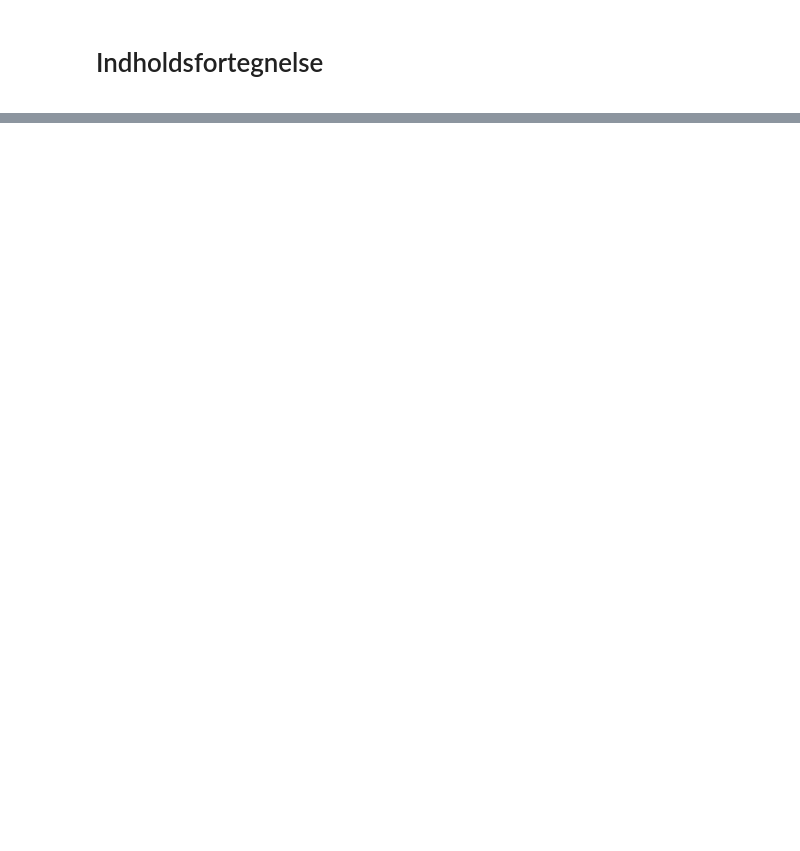
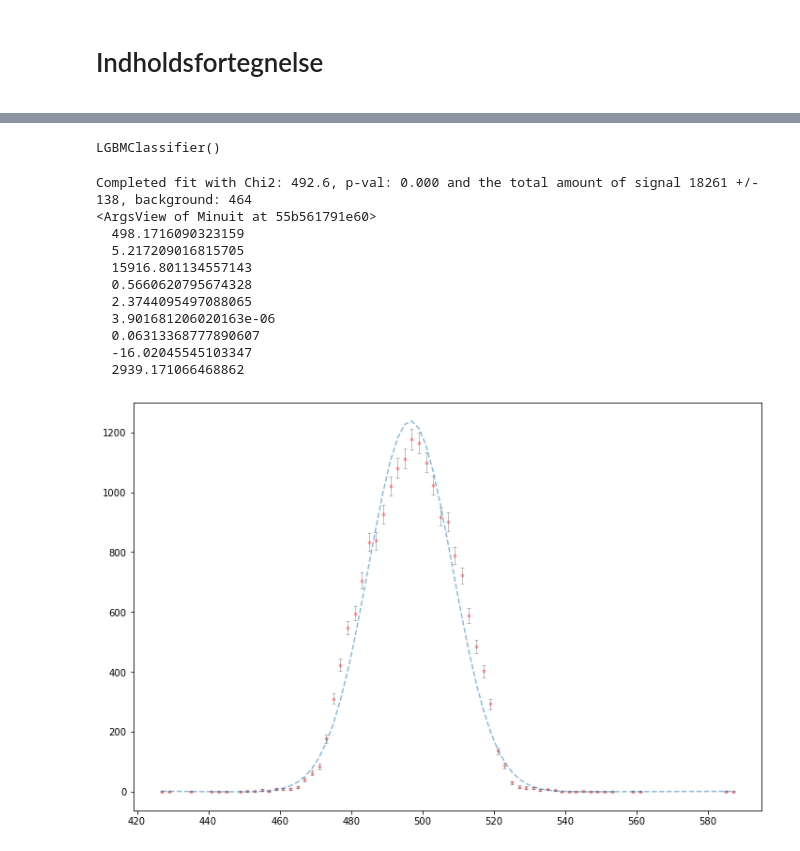
Before and after one commit to JohannSeverin/PUK_ml_high, a Jupyter notebook: Parameter_selection.ipynb, the cells around one changed output, grey strips where cells are left out. Cells and saved outputs as stored; diff of their text form; code cells hidden in the pictures; blank space fills up the shorter version.

Commit message:
Parameter selection with shap

```diff
--- a/Parameter_selection.ipynb
+++ b/Parameter_selection.ipynb
@@ -9,0 +31,15 @@ import matplotlib.pyplot as plt
+# %%
+from lightgbm import LGBMClassifier
+import shap
+from py_files.functions import roc_curve_data, double_gauss_fit
+
+params = list(df.columns)
+
+
+# mass to pseudolabel
+# %%
+fig, ax = plt.subplots(figsize = (12, 8))
+
+sig, back, err, args = double_gauss_fit(mass_train, ax = ax)
+
+print(args)
@@ -9,0 +59,45 @@ import matplotlib.pyplot as plt
+# %%
+# Apply range
+mass_limits = mass_train[(mass_train > 400) & (mass_train < 600)]
+
+# Take pseudo_true_sample
+mean, sig = args[0], args[1]
+pseudo_true = mass_limits[abs(mass_limits - mean) <  2 * sig]
+
+am = len(pseudo_true)
+
+# True false
+low_false = mass_limits[(mass_limits  + 5 * sig < mean)| (mean > mass_limits + 10 * sig)].sample(am)
+high_false = mass_limits[(mass_limits - 5 * sig > mean)| (mean < mass_limits - 10 * sig)].sample(am)
+
+# Make df
+indicies = pd.concat([pseudo_true, low_false, high_false]).index
+
+target = pd.Series(np.zeros(len(indicies), dtype = int), indicies, dtype = bool)
+target.loc[pseudo_true.index] = True
+# %%
+model = LGBMClassifier()
+model.fit(df_train.loc[indicies, params], target)
+# %% [output]
+LGBMClassifier()
+# %%
+label = model.predict(df_test.loc[:, params])
+
+fig, ax = plt.subplots(figsize = (12, 8))
+
+sig, back, err, _ = double_gauss_fit(mass_test[label == 1], ax = ax)
+
+print(args)
+# %% [output]
+Completed fit with Chi2: 492.6, p-val: 0.000 and the total amount of signal 18261 +/- 138, background: 464
+<ArgsView of Minuit at 55b561791e60>
+  498.1716090323159
+  5.217209016815705
+  15916.801134557143
+  0.5660620795674328
+  2.3744095497088065
+  3.901681206020163e-06
+  0.06313368777890607
+  -16.02045545103347
+  2939.171066468862
+[figure, added]
```
Also changed, not shown: parts of 13 cells of this notebook, 1 other file.
